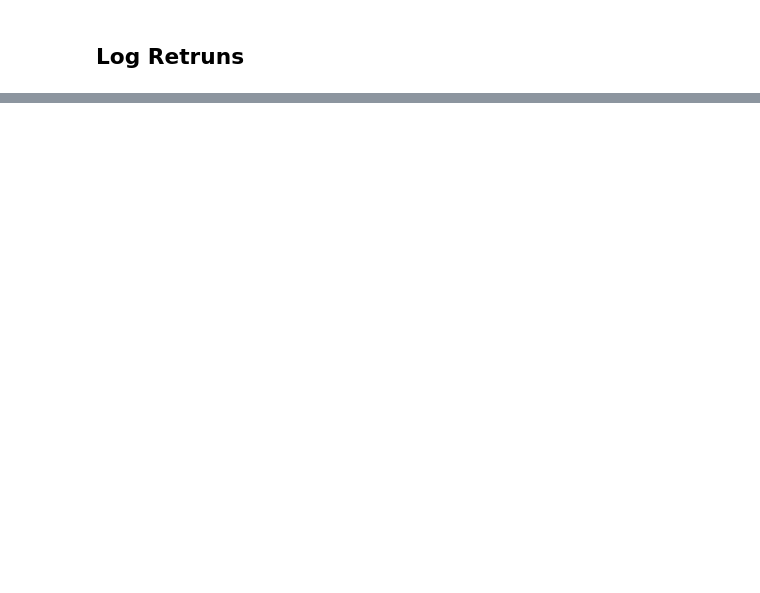
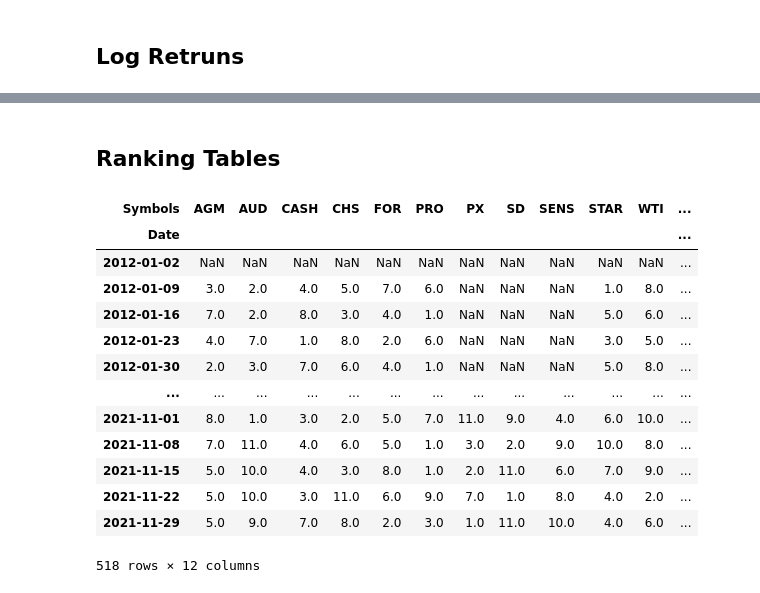
Before and after one commit to DaniloMendezR/master_thesis, a Jupyter notebook: Tables_creation.ipynb, the cells around one changed output, grey strips where cells are left out. Drawn from its saved outputs; the diff is of its cells as text; code cells hidden in the pictures; blank space fills up the shorter version.

```diff
--- a/Tables_creation.ipynb
+++ b/Tables_creation.ipynb
@@ -161,3 +161,27 @@ small_log_ret.to_csv(os.path.join(PATH,'Tables','small_log_ret.csv')) #Store in
 #mid_pct_changet.to_csv(os.path.join(PATH,'Tables','mid_pct_change.csv'))
 #small_pct_change = small_panel_data.pct_change()
 #small_pct_changet.to_csv(os.path.join(PATH,'Tables','small_pct_change.csv'))
+# %% [markdown]
+## Ranking Tables
+# %%
+big_rankings = big_log_ret.rank(1, ascending=False, method='first')
+big_rankings.to_csv(os.path.join(PATH,'Tables','big_rankings.csv')) #Store in csv format in the 'Tables' folder
+mid_rankings = mid_log_ret.rank(1, ascending=False, method='first')
+mi_rankings.to_csv(os.path.join(PATH,'Tables','big_rankings.csv')) #Store in csv format in the 'Tables' folder
+small_rankings = small_log_ret.rank(1, ascending=False, method='first')
+small_rankings
+# %% [output]
+| Symbols | AGM | AUD | CASH | CHS | FOR | PRO | PX | SD | SENS | STAR | WTI | ... |
+| Date |  |  |  |  |  |  |  |  |  |  |  | ... |
+| 2012-01-02 | NaN | NaN | NaN | NaN | NaN | NaN | NaN | NaN | NaN | NaN | NaN | ... |
+| 2012-01-09 | 3.0 | 2.0 | 4.0 | 5.0 | 7.0 | 6.0 | NaN | NaN | NaN | 1.0 | 8.0 | ... |
+| 2012-01-16 | 7.0 | 2.0 | 8.0 | 3.0 | 4.0 | 1.0 | NaN | NaN | NaN | 5.0 | 6.0 | ... |
+| 2012-01-23 | 4.0 | 7.0 | 1.0 | 8.0 | 2.0 | 6.0 | NaN | NaN | NaN | 3.0 | 5.0 | ... |
+| 2012-01-30 | 2.0 | 3.0 | 7.0 | 6.0 | 4.0 | 1.0 | NaN | NaN | NaN | 5.0 | 8.0 | ... |
+| ... | ... | ... | ... | ... | ... | ... | ... | ... | ... | ... | ... | ... |
+| 2021-11-01 | 8.0 | 1.0 | 3.0 | 2.0 | 5.0 | 7.0 | 11.0 | 9.0 | 4.0 | 6.0 | 10.0 | ... |
+| 2021-11-08 | 7.0 | 11.0 | 4.0 | 6.0 | 5.0 | 1.0 | 3.0 | 2.0 | 9.0 | 10.0 | 8.0 | ... |
+| 2021-11-15 | 5.0 | 10.0 | 4.0 | 3.0 | 8.0 | 1.0 | 2.0 | 11.0 | 6.0 | 7.0 | 9.0 | ... |
+| 2021-11-22 | 5.0 | 10.0 | 3.0 | 11.0 | 6.0 | 9.0 | 7.0 | 1.0 | 8.0 | 4.0 | 2.0 | ... |
+| 2021-11-29 | 5.0 | 9.0 | 7.0 | 8.0 | 2.0 | 3.0 | 1.0 | 11.0 | 10.0 | 4.0 | 6.0 | ... |
+518 rows × 12 columns
```
Also changed, not shown: parts of 3 cells of this notebook, 5 other files.
